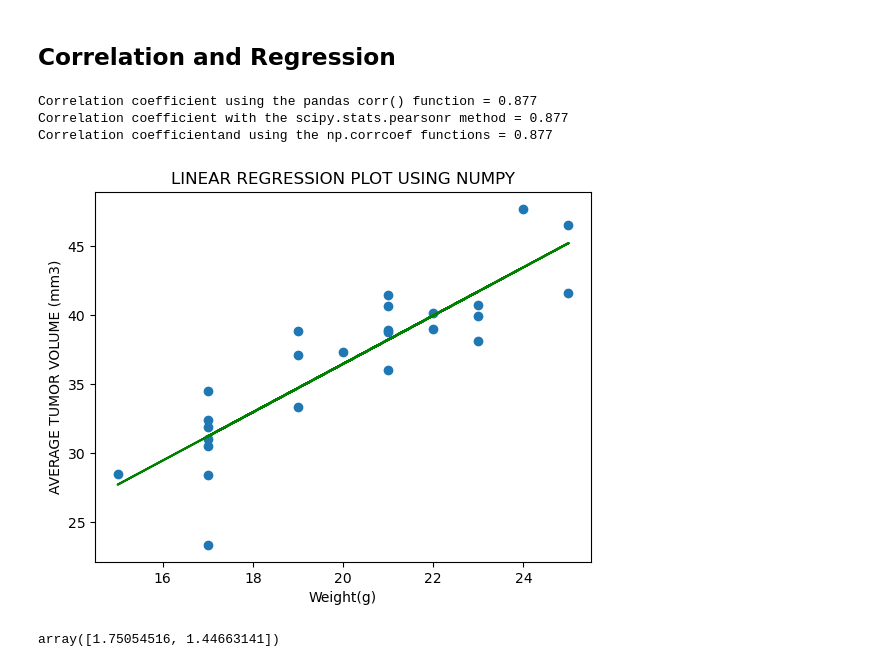
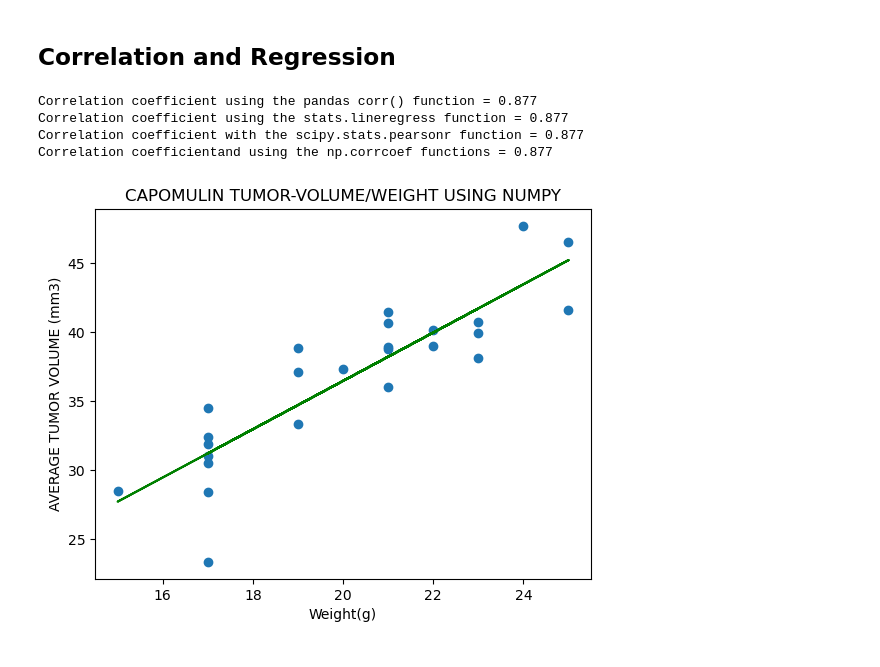
Before and after one commit to gusibis/challenge-5, a Jupyter notebook: pymaceuticals_starter.ipynb, the cells around one changed output. Saved outputs shown, nothing was run; the diff lists cells and outputs as text; code cells hidden in the pictures.

```diff
--- a/pymaceuticals_starter.ipynb
+++ b/pymaceuticals_starter.ipynb
@@ -440,16 +407,16 @@ plt.show()
 [figure]
 # %%
 # Generate a scatter plot of average tumor volume vs. mouse weight for the Capomulin regimen
-only_capomulin_df = tumor_volume_df[tumor_volume_df["Drug Regimen"].isin(['Capomulin'])]
+# only_capomulin_df = tumor_volume_df[tumor_volume_df["Drug Regimen"].isin(['Capomulin'])]
+only_capomulin_df = tumor_volume_df.loc[(tumor_volume_df["Drug Regimen"] == "Capomulin")]
 # only_capomulin_df
-mean_df = only_capomulin_df.groupby(["Mouse ID"]).mean()
+capomulin_mean_df = only_capomulin_df.groupby(["Mouse ID"]).mean()
 plt.figure(figsize=(10,6))
-plt.scatter(mean_df['Weight (g)'], mean_df['Tumor Volume (mm3)'],linewidths = 1, color='g', marker ="o")
+plt.scatter(capomulin_mean_df['Weight (g)'], capomulin_mean_df['Tumor Volume (mm3)'],linewidths = 1, color='g', marker ="o")
 plt.xlabel('WEIGHT (g)')
 plt.ylabel('AVERAGE TUMOR VOLUME (mm3)')
 plt.title('WEIGHT VS. AVERAGE TUMOR VOLUME - CAPOMULIN REGIMEN')
 plt.show()
-# only_capomulin_df
 # %% [output]
 [figure]
 # %% [markdown]
@@ -472,16 +439,19 @@ https://tinyurl.com/4fmx6xyf
 
 """
 # Calculate the correlation coefficient and linear regression model for mouse weight and average tumor volume for the Capomulin regimen
-correlation_df = mean_df[['Weight (g)', 'Tumor Volume (mm3)']].copy()
-correlation = round(correlation_df.corr(), 3)
-correlation = correlation['Tumor Volume (mm3)'][0]
+correlation_df = capomulin_mean_df[['Weight (g)', 'Tumor Volume (mm3)']]
 
-correlation2 = round([st.pearsonr(mean_df['Weight (g)'],mean_df['Tumor Volume (mm3)'])][0].statistic,3)
+correlation = round(correlation_df.corr()['Tumor Volume (mm3)'][0], 3)
 
-correlation3 = round(np.corrcoef(correlation_df['Weight (g)'], correlation_df['Tumor Volume (mm3)'])[1][0],3)
+correlation1 = round([st.pearsonr(correlation_df['Weight (g)'],correlation_df['Tumor Volume (mm3)'])][0].statistic,3)
+
+correlation2 = round(st.linregress(correlation_df['Weight (g)'],correlation_df['Tumor Volume (mm3)']).rvalue, 3)
+
+correlation3 = round(np.corrcoef(correlation_df['Weight (g)'], correlation_df['Tumor Volume (mm3)'])[1][0], 3)
 
 print(f"Correlation coefficient using the pandas corr() function = {correlation}")
-print(f"Correlation coefficient with the scipy.stats.pearsonr method = {correlation2}")
+print(f"Correlation coefficient using the stats.lineregress function = {correlation1}")
+print(f"Correlation coefficient with the scipy.stats.pearsonr function = {correlation2}")
 print(f"Correlation coefficientand using the np.corrcoef functions = {correlation3}")
 
 # The corr() Pandas function and the Numpy.corrcoef() methods returned 2 values, 1 and 0.877 in relation to the other for each axis
@@ -490,24 +460,23 @@ print(f"Correlation coefficientand using the np.corrcoef functions = {correlatio
 # The SciPy.org site states that the p-values are not entirely reliable but are probably reasonable for datasets larger than 500 or so.
 # %% [output]
 Correlation coefficient using the pandas corr() function = 0.877
-Correlation coefficient with the scipy.stats.pearsonr method = 0.877
+Correlation coefficient using the stats.lineregress function = 0.877
+Correlation coefficient with the scipy.stats.pearsonr function = 0.877
 Correlation coefficientand using the np.corrcoef functions = 0.877
 # %%
 # linear regression model for mouse weight and average tumor volume for the Capomulin regimen
 # numpy.polynomial.polynomial.polyfit(x, y, 1)  numpy.polyfit(x, y, 1)
-np_linear_model = np.polyfit(mean_df['Weight (g)'], mean_df['Tumor Volume (mm3)'], 1, True)
+np_linear_model = np.polyfit(capomulin_mean_df['Weight (g)'], capomulin_mean_df['Tumor Volume (mm3)'], 1, True)
 # np_linear_model
-y_axiz = mean_df['Weight (g)'] * np_linear_model[0] + np_linear_model[1]  # used slope and intercept.
-plt.scatter(mean_df['Weight (g)'],mean_df['Tumor Volume (mm3)'])
-plt.plot(mean_df['Weight (g)'], y_axiz ,color="g")
+y_axiz = capomulin_mean_df['Weight (g)'] * np_linear_model[0] + np_linear_model[1]  # used slope and intercept.
+plt.scatter(capomulin_mean_df['Weight (g)'],capomulin_mean_df['Tumor Volume (mm3)'])
+plt.plot(capomulin_mean_df['Weight (g)'], y_axiz ,color="g")
 plt.xlabel('Weight(g)')
 plt.ylabel('AVERAGE TUMOR VOLUME (mm3)')
-plt.title('LINEAR REGRESSION PLOT USING NUMPY')
+plt.title('CAPOMULIN TUMOR-VOLUME/WEIGHT USING NUMPY')
 plt.show()
-np_linear_model
 # %% [output]
-[figure, old version]
+[figure, new version]
-array([1.75054516, 1.44663141])
 # %%
 # linear regression model for mouse weight and average tumor volume for the Capomulin regimen
 # scipy.stats.linregress(x,y)
```
Also changed, not shown: parts of 9 cells of this notebook.
